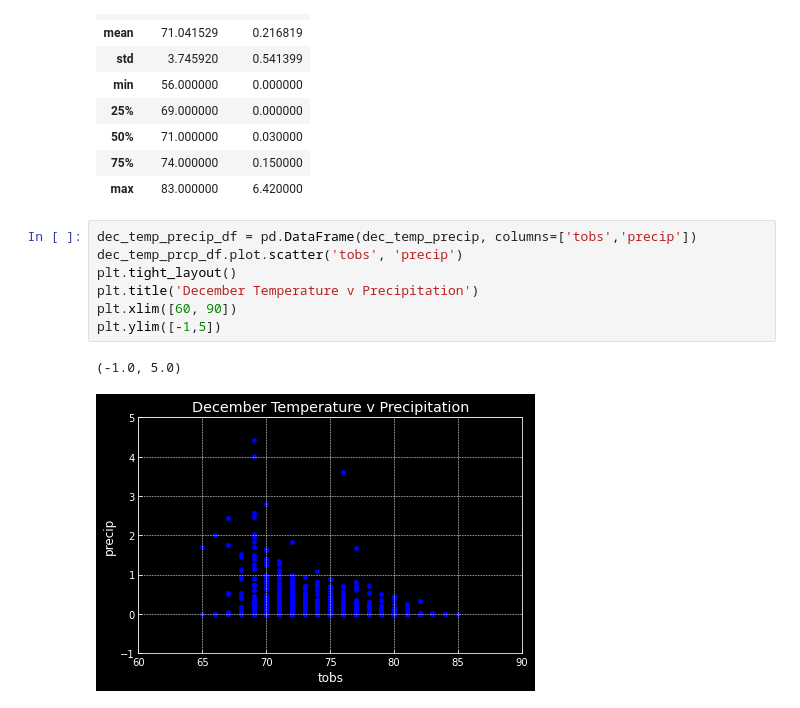
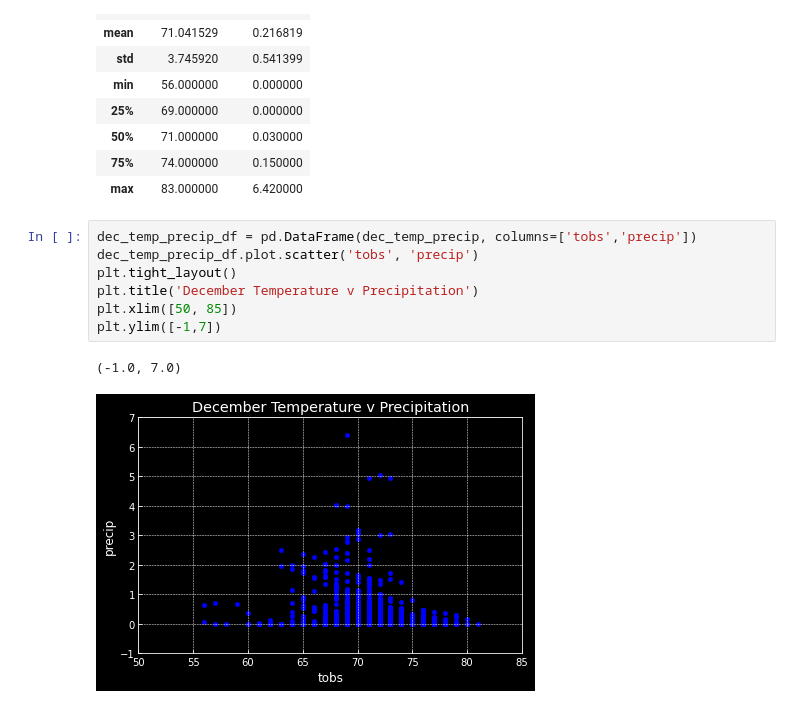
Before and after one commit to Brit0812/Surfs_Up2, a Jupyter notebook: SurfsUp_Challenge.ipynb, the cells around one changed output. Cells and saved outputs as stored; diff of their text form.

```diff
--- a/SurfsUp_Challenge.ipynb
+++ b/SurfsUp_Challenge.ipynb
@@ -195,11 +195,11 @@ dec_temp_precip_df.describe()
 | max | 83.000000 | 6.420000 |
 # %%
 dec_temp_precip_df = pd.DataFrame(dec_temp_precip, columns=['tobs','precip'])
-dec_temp_prcp_df.plot.scatter('tobs', 'precip')
+dec_temp_precip_df.plot.scatter('tobs', 'precip')
 plt.tight_layout()
 plt.title('December Temperature v Precipitation')
-plt.xlim([60, 90])
-plt.ylim([-1,5])
+plt.xlim([50, 85])
+plt.ylim([-1,7])
 # %% [output]
-(-1.0, 5.0)
+(-1.0, 7.0)
-[figure, old version]
+[figure, new version]
```
Also changed, not shown: 3 other files.
